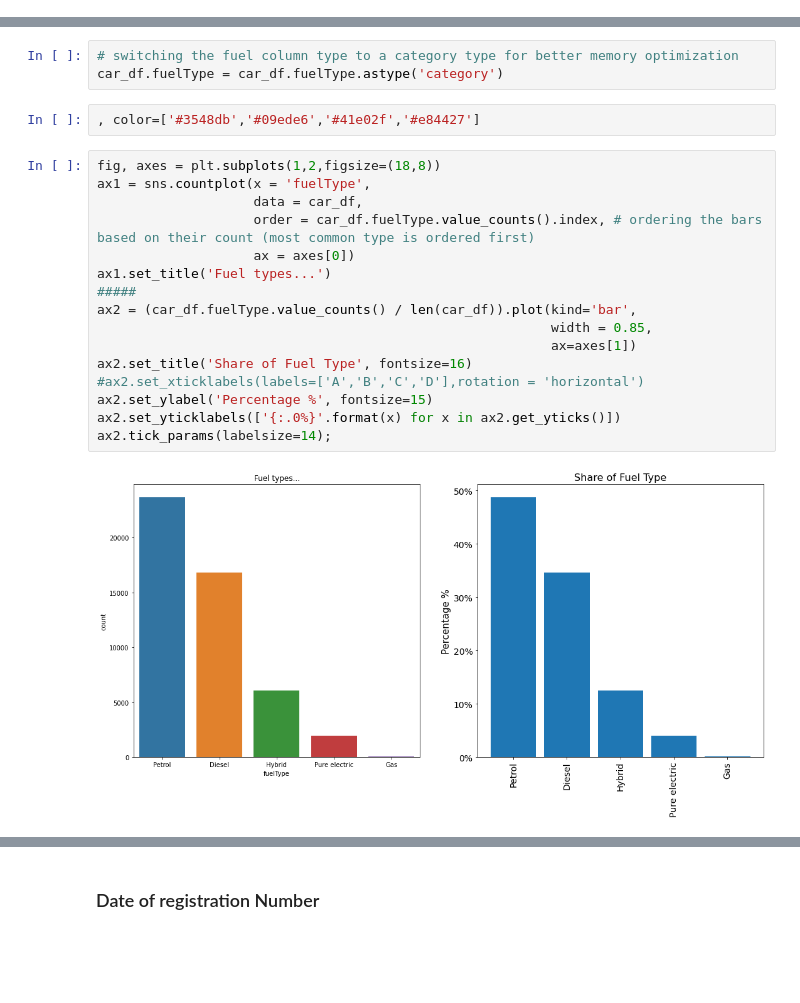
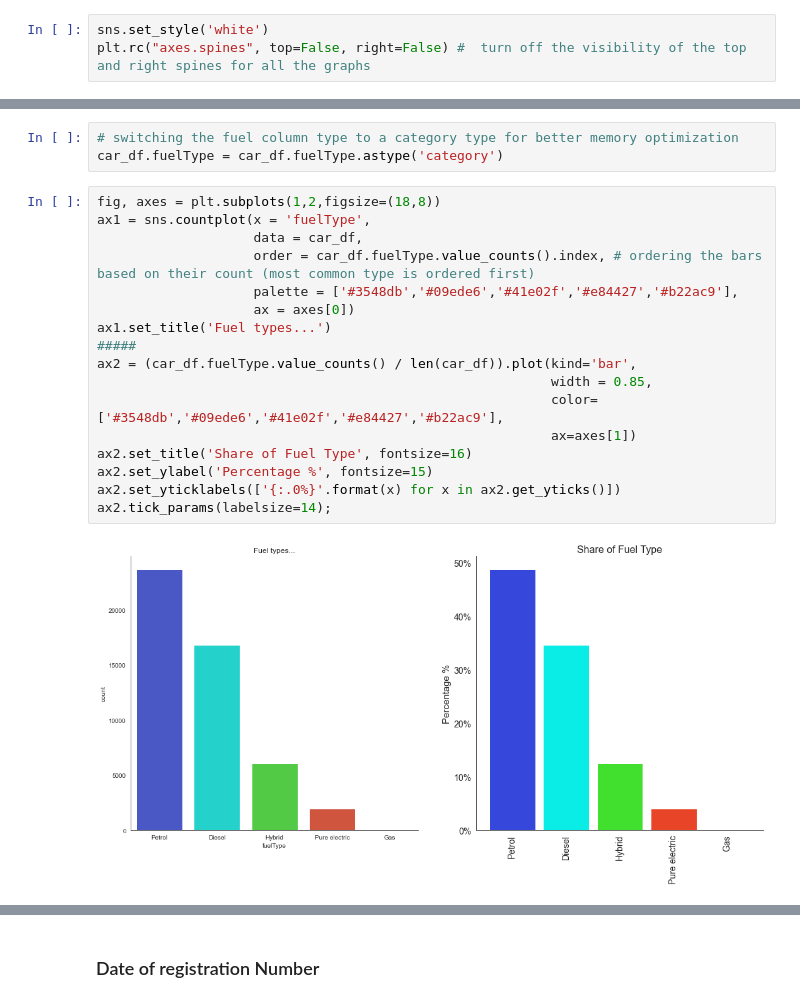
Before and after one commit to KwstasMCPU/NewAutoMotive, a Jupyter notebook: new_auto_task.ipynb, the cells around one changed output, grey strips where cells are left out. Drawn from its saved outputs; the diff is of its cells as text; blank space fills up the shorter version.

```diff
--- a/new_auto_task.ipynb
+++ b/new_auto_task.ipynb
@@ -9,6 +9,9 @@ import seaborn as sns
 # %%
 # showing all columns
 pd.set_option('display.max_columns', None)
+# %%
+sns.set_style('white')
+plt.rc("axes.spines", top=False, right=False) #  turn off the visibility of the top and right spines for all the graphs
 # %%
 # loading the dataset to a pandas DataFrame object
 car_df = pd.read_csv('Task_data.csv')
@@ -158,26 +166,25 @@ Name: fuelType, dtype: int64
 # %%
 # switching the fuel column type to a category type for better memory optimization
 car_df.fuelType = car_df.fuelType.astype('category')
-# %%
-, color=['#3548db','#09ede6','#41e02f','#e84427']
 # %%
 fig, axes = plt.subplots(1,2,figsize=(18,8))
 ax1 = sns.countplot(x = 'fuelType',
                     data = car_df,
                     order = car_df.fuelType.value_counts().index, # ordering the bars based on their count (most common type is ordered first)
+                    palette = ['#3548db','#09ede6','#41e02f','#e84427','#b22ac9'],
                     ax = axes[0])
 ax1.set_title('Fuel types...')
 #####
 ax2 = (car_df.fuelType.value_counts() / len(car_df)).plot(kind='bar',
                                                           width = 0.85,
+                                                          color=['#3548db','#09ede6','#41e02f','#e84427','#b22ac9'],
                                                           ax=axes[1])
 ax2.set_title('Share of Fuel Type', fontsize=16)
-#ax2.set_xticklabels(labels=['A','B','C','D'],rotation = 'horizontal')
 ax2.set_ylabel('Percentage %', fontsize=15)
 ax2.set_yticklabels(['{:.0%}'.format(x) for x in ax2.get_yticks()])
 ax2.tick_params(labelsize=14);
 # %% [output]
-[figure, old version]
+[figure, new version]
 # %%
 # credits to Kevin Amipara https://medium.com/@kvnamipara/a-better-visualisation-of-pie-charts-by-matplotlib-935b7667d77f
 fig1, ax1 = plt.subplots()
```
Also changed, not shown: parts of 21 cells of this notebook.
